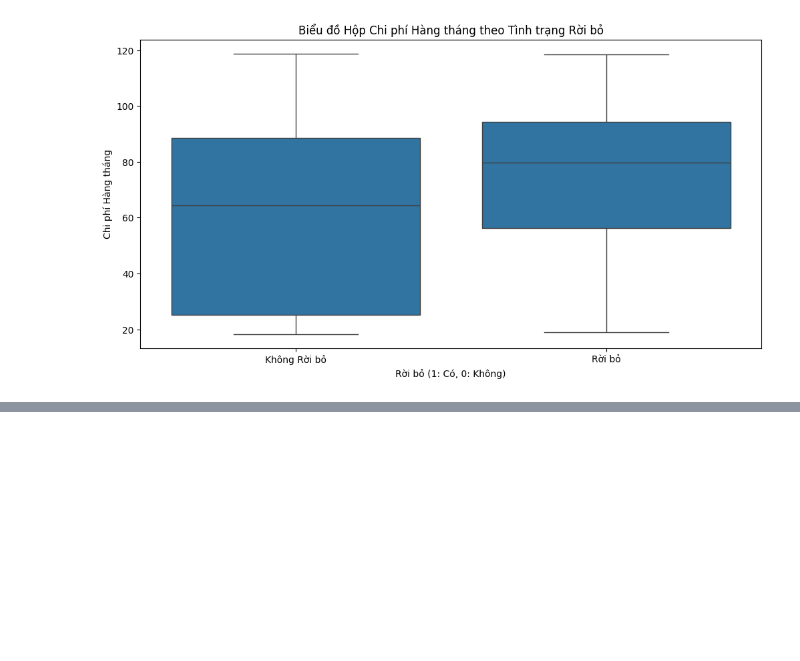
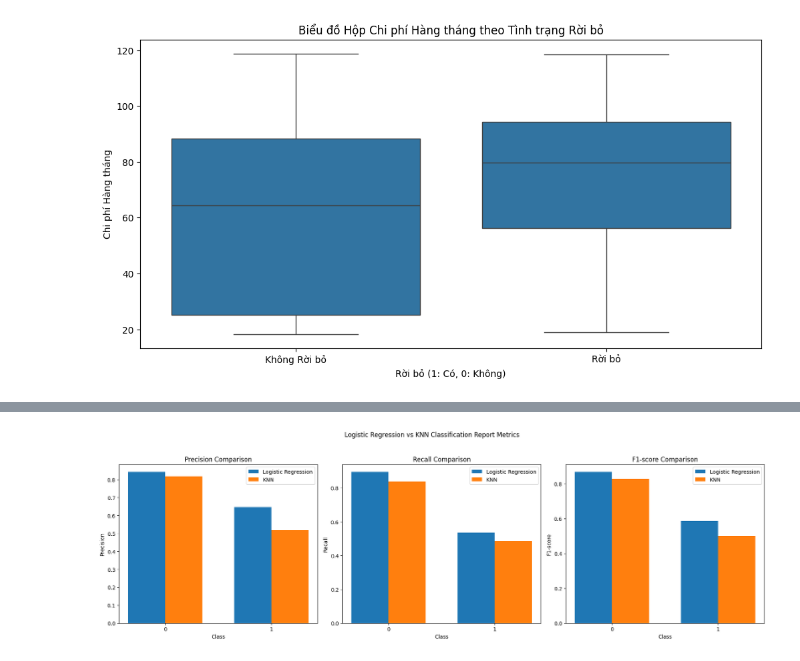
Before and after one commit to hngahsb/Final-Project, a Jupyter notebook: Untitled10.ipynb, the cells around one changed output, grey strips where cells are left out. Cells and saved outputs as stored; diff of their text form; code cells hidden in the pictures; blank space fills up the shorter version.

```diff
--- a/Untitled10.ipynb
+++ b/Untitled10.ipynb
@@ -109,0 +146,82 @@ plt.show()
+# %%
+import pandas as pd
+from sklearn.model_selection import train_test_split
+from sklearn.preprocessing import StandardScaler, LabelEncoder
+from sklearn.linear_model import LogisticRegression
+from sklearn.neighbors import KNeighborsClassifier
+from sklearn.metrics import classification_report
+import matplotlib.pyplot as plt
+import numpy as np
+
+# Load the uploaded dataset
+df = pd.read_csv('https://raw.githubusercontent.com/hngahsb/churn-analysis/refs/heads/main/WA_Fn-UseC_-Telco-Customer-Churn.csv')
+df.head()
+# Convert 'TotalCharges' to numeric, handle non-numeric values, and drop NA rows
+df['TotalCharges'] = pd.to_numeric(df['TotalCharges'], errors='coerce')
+df = df.dropna()
+
+# Drop 'customerID' column
+df = df.drop(columns=['customerID'])
+
+# Encode categorical variables
+categorical_columns = df.select_dtypes(include=['object']).columns
+label_encoders = {col: LabelEncoder() for col in categorical_columns}
+for col in categorical_columns:
+    df[col] = label_encoders[col].fit_transform(df[col])
+
+# Define features and target
+X = df.drop(columns='Churn')
+y = df['Churn']
+
+# Split the data
+X_train, X_test, y_train, y_test = train_test_split(X, y, test_size=0.3, random_state=42)
+
+# Standardize the features for KNN
+scaler = StandardScaler()
+X_train_scaled = scaler.fit_transform(X_train)
+X_test_scaled = scaler.transform(X_test)
+
+# Train Logistic Regression model
+log_reg = LogisticRegression(random_state=42, max_iter=1000)
+log_reg.fit(X_train, y_train)
+y_pred_log_reg = log_reg.predict(X_test)
+
+# Train KNN model
+knn = KNeighborsClassifier(n_neighbors=5)
+knn.fit(X_train_scaled, y_train)
+y_pred_knn = knn.predict(X_test_scaled)
+
+# Generate classification reports
+log_reg_report_dict = classification_report(y_test, y_pred_log_reg, output_dict=True)
+knn_report_dict = classification_report(y_test, y_pred_knn, output_dict=True)
+
+# Plotting precision, recall, and f1-score for both models
+metrics = ['precision', 'recall', 'f1-score']
+classes = ['0', '1']
+
+fig, axs = plt.subplots(1, 3, figsize=(18, 6))
+fig.suptitle("Logistic Regression vs KNN Classification Report Metrics")
+
+for i, metric in enumerate(metrics):
+    log_reg_values = [log_reg_report_dict[cls][metric] for cls in classes]
+    knn_values = [knn_report_dict[cls][metric] for cls in classes]
+
+    # Set width and positions for bars
+    x = np.arange(len(classes))
+    width = 0.35
+
+    # Plot bars
+    axs[i].bar(x - width/2, log_reg_values, width, label='Logistic Regression')
+    axs[i].bar(x + width/2, knn_values, width, label='KNN')
+
+    # Labeling and adjustments
+    axs[i].set_title(f"{metric.capitalize()} Comparison")
+    axs[i].set_xlabel("Class")
+    axs[i].set_ylabel(metric.capitalize())
+    axs[i].set_xticks(x)
+    axs[i].set_xticklabels(classes)
+    axs[i].legend()
+
+plt.tight_layout(rect=[0, 0.03, 1, 0.95])
+plt.show()
+# %% [output]
@@ -110 +235,2 @@ plt.show()
+[figure, added]
 # %%
```
Also changed, not shown: parts of 15 cells of this notebook.
